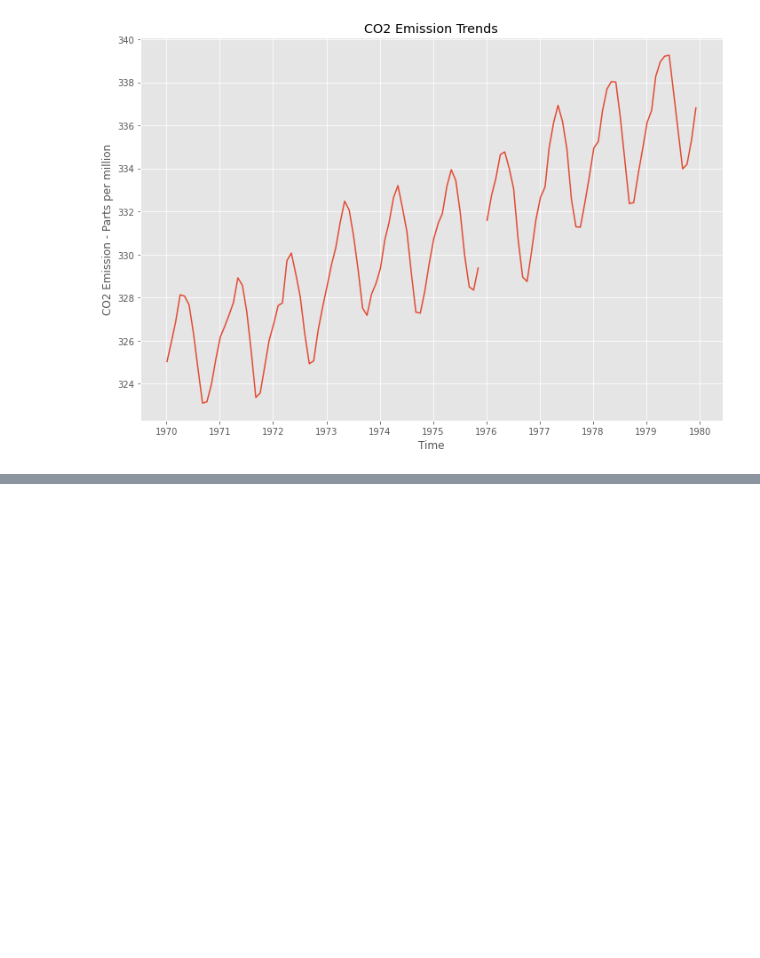
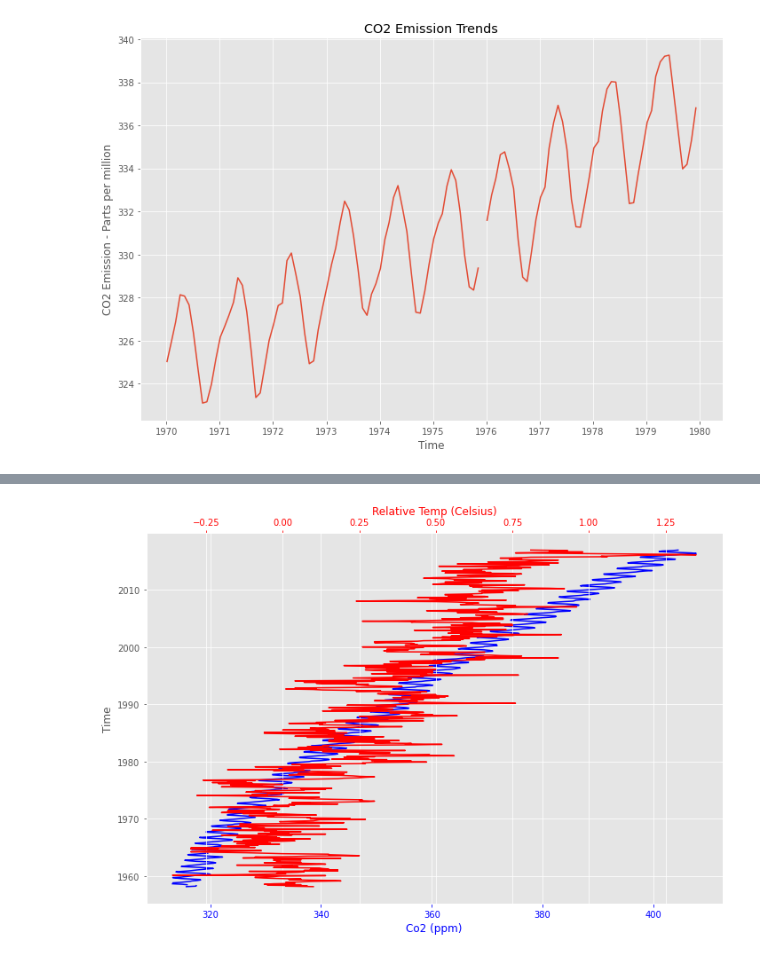
Before and after one commit to manoj7pal/Google-Colab-Notebooks, a Jupyter notebook: DataVisualizationWithMatplotlib.ipynb, the cells around one changed output, grey strips where cells are left out. Drawn from its saved outputs; the diff is of its cells as text; code cells hidden in the pictures; blank space fills up the shorter version.

```diff
--- a/DataVisualizationWithMatplotlib.ipynb
+++ b/DataVisualizationWithMatplotlib.ipynb
@@ -184,0 +204,19 @@ plt.show()
+# %%
+def plot_timeseries(axes, x, y, color, xlabel, ylabel):
+  axes.plot(x,y, color =color)
+  axes.set_xlabel(xlabel, color=color)
+  axes.set_ylabel(ylabel)
+  axes.tick_params('x', colors= color)
+# %%
+#TWINY() : #To allow SHARING of X- axis for two plots
+
+fig, ax = plt.subplots(figsize=(10,7))
+plot_timeseries(ax, climate_changes.co2, climate_changes.index,  'blue', 'Co2 (ppm)', 'Time')
+
+ax2 = ax.twiny()
+plot_timeseries(ax2, climate_changes.relative_temp, climate_changes.index,  'red', 'Relative Temp (Celsius)', 'Time')
+
+plt.tight_layout()
+plt.show()
+# %% [output]
+[figure, added]
```
Also changed, not shown: parts of 3 cells of this notebook.
